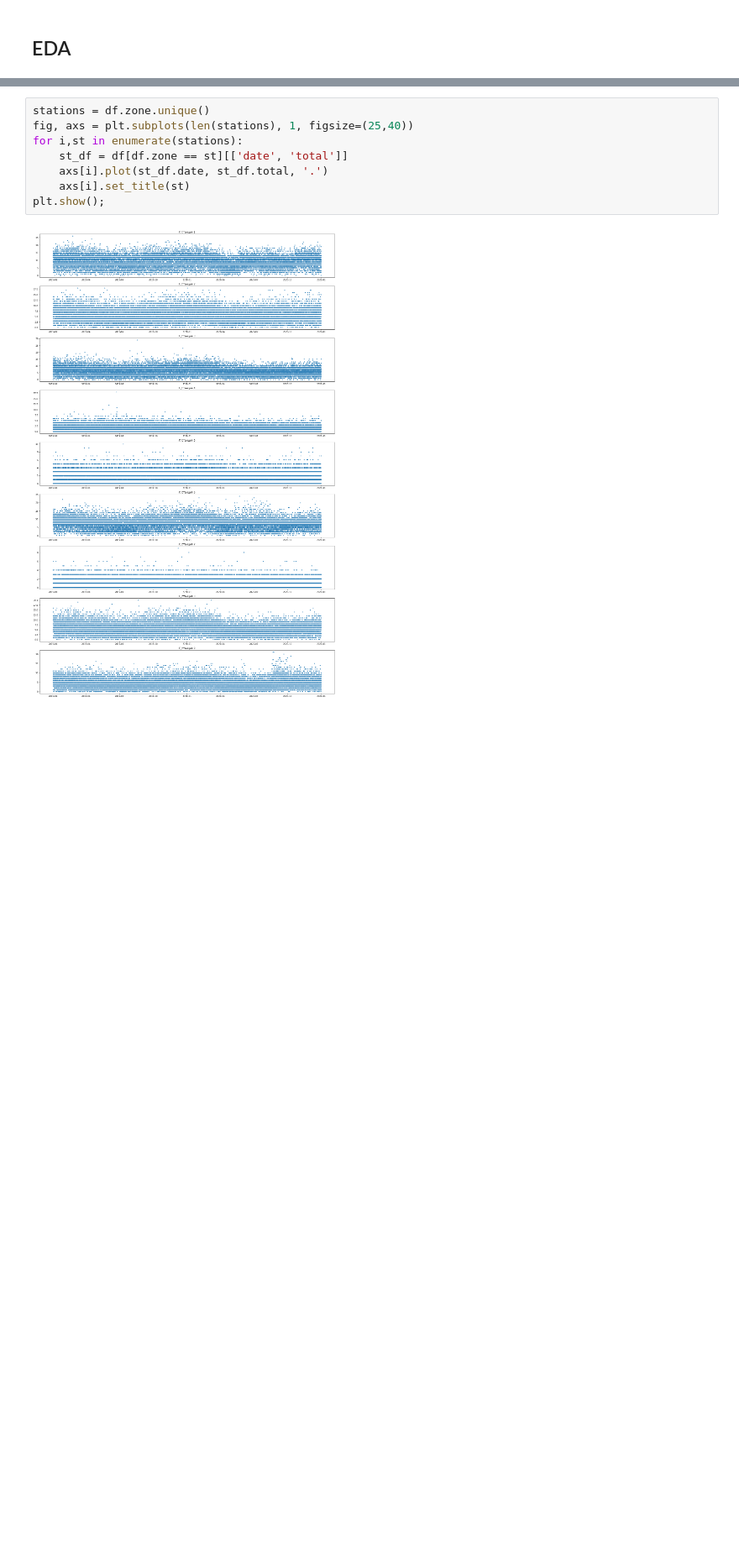
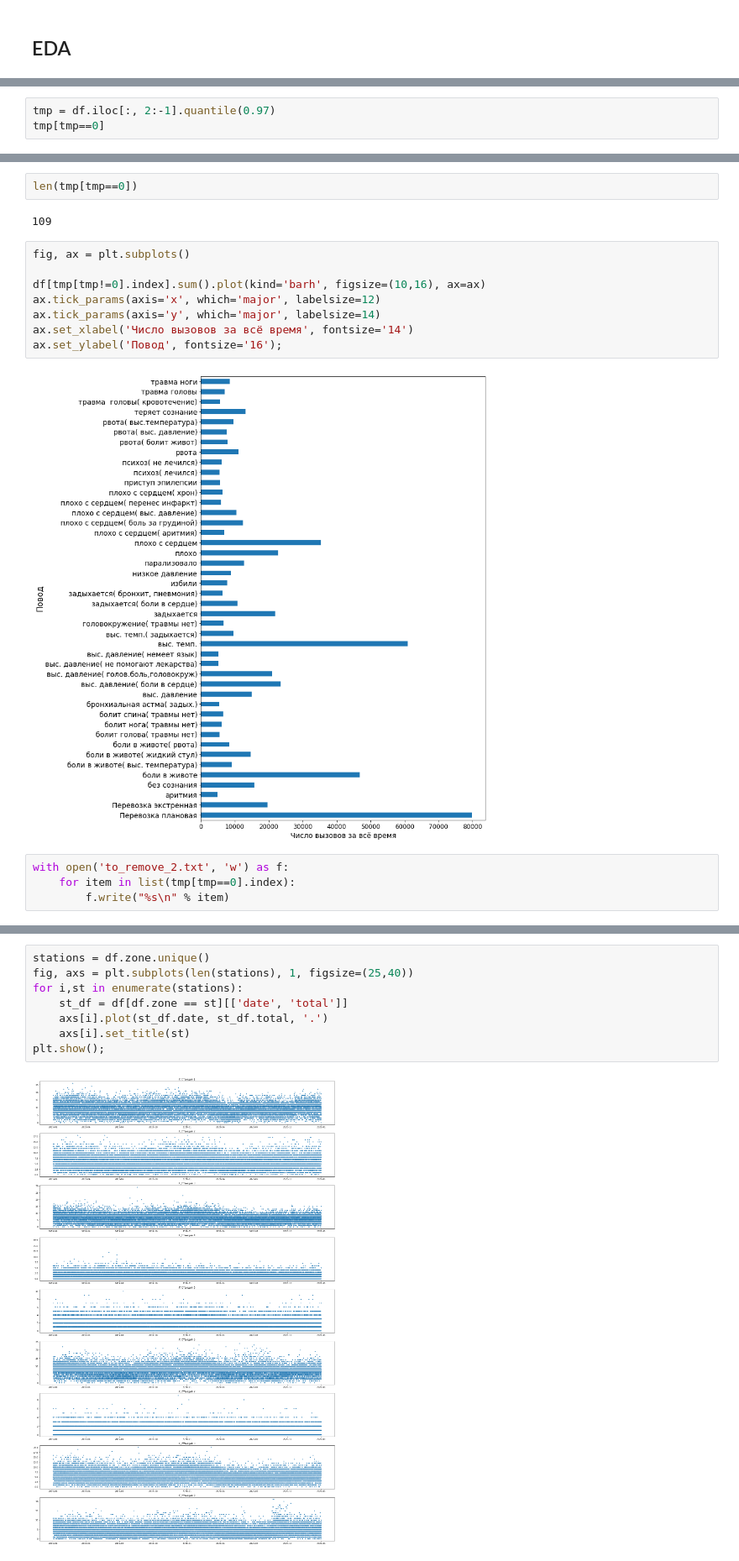
Before and after one commit to Siella/ambulance_crews, a Jupyter notebook: EDA/ICL_EDA.ipynb, the cells around one changed output, grey strips where cells are left out. Shown at 84% size. Saved outputs shown, nothing was run; the diff lists cells and outputs as text; blank space fills up the shorter version.

```diff
--- a/EDA/ICL_EDA.ipynb
+++ b/EDA/ICL_EDA.ipynb
@@ -288,2 +288,5 @@ df.iloc[:, 2:].sum().plot(kind='barh', figsize=(10,30));
 # %% [output]
 [figure]
+# %%
+tmp = df.iloc[:, 2:-1].quantile(0.97)
+tmp[tmp==0]
@@ -289,0 +306,18 @@ df.iloc[:, 2:].sum().plot(kind='barh', figsize=(10,30));
+# %%
+len(tmp[tmp==0])
+# %% [output]
+109
+# %%
+fig, ax = plt.subplots()
+
+df[tmp[tmp!=0].index].sum().plot(kind='barh', figsize=(10,16), ax=ax)
+ax.tick_params(axis='x', which='major', labelsize=12)
+ax.tick_params(axis='y', which='major', labelsize=14)
+ax.set_xlabel('Число вызовов за всё время', fontsize='14')
+ax.set_ylabel('Повод', fontsize='16');
+# %% [output]
+[figure, added]
+# %%
+with open('to_remove_2.txt', 'w') as f:
+    for item in list(tmp[tmp==0].index):
+        f.write("%s\n" % item)
```
Also changed, not shown: parts of 10 cells of this notebook.
